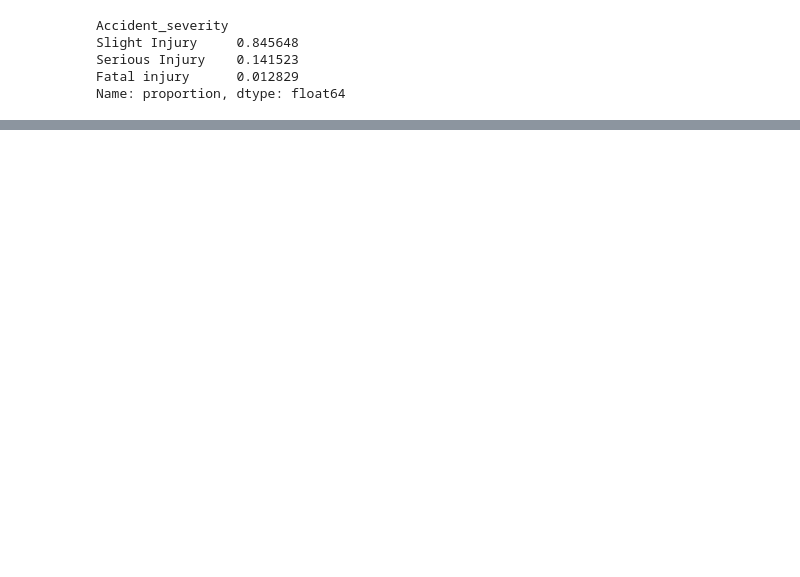
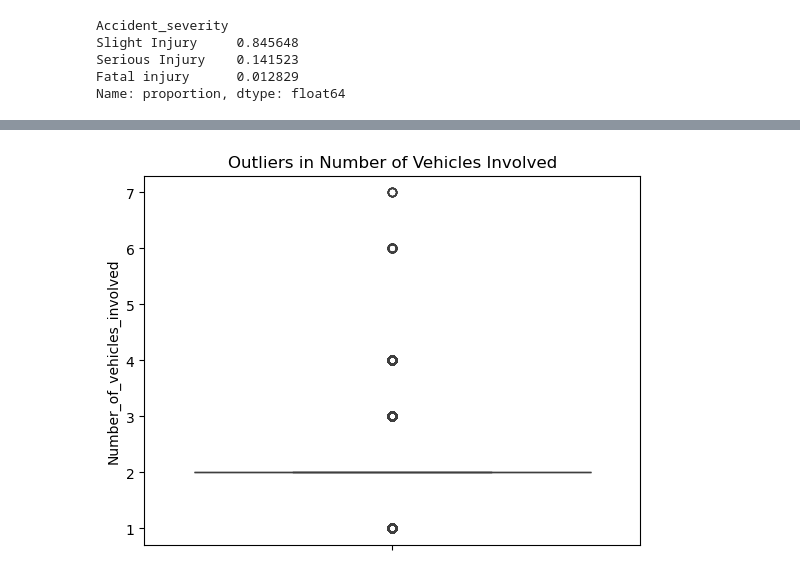
Before and after one commit to david11133/road-traffic-accidents-ml, a Jupyter notebook: notebooks/01_data_exploration.ipynb, the cells around one changed output, grey strips where cells are left out. Saved outputs shown, nothing was run; the diff lists cells and outputs as text; code cells hidden in the pictures; blank space fills up the shorter version.

```diff
--- a/notebooks/01_data_exploration.ipynb
+++ b/notebooks/01_data_exploration.ipynb
@@ -152,0 +176,7 @@ Name: proportion, dtype: float64
+# %%
+# Boxplot to Detect Outliers in Numerical Features
+sns.boxplot(data=df['Number_of_vehicles_involved'])
+plt.title('Outliers in Number of Vehicles Involved')
+plt.show()
+# %% [output]
+[figure, added]
```
Also changed, not shown: parts of 12 cells of this notebook.
